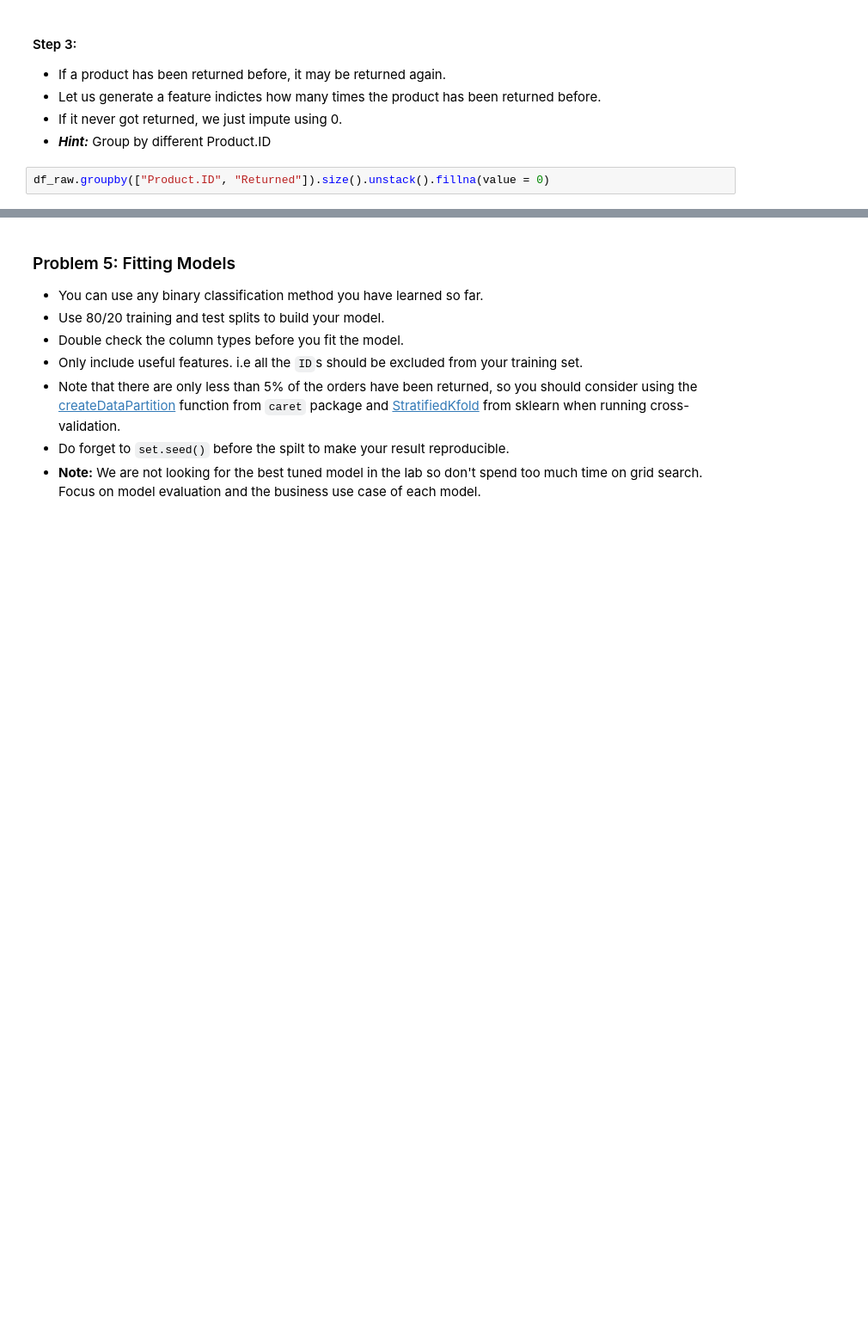
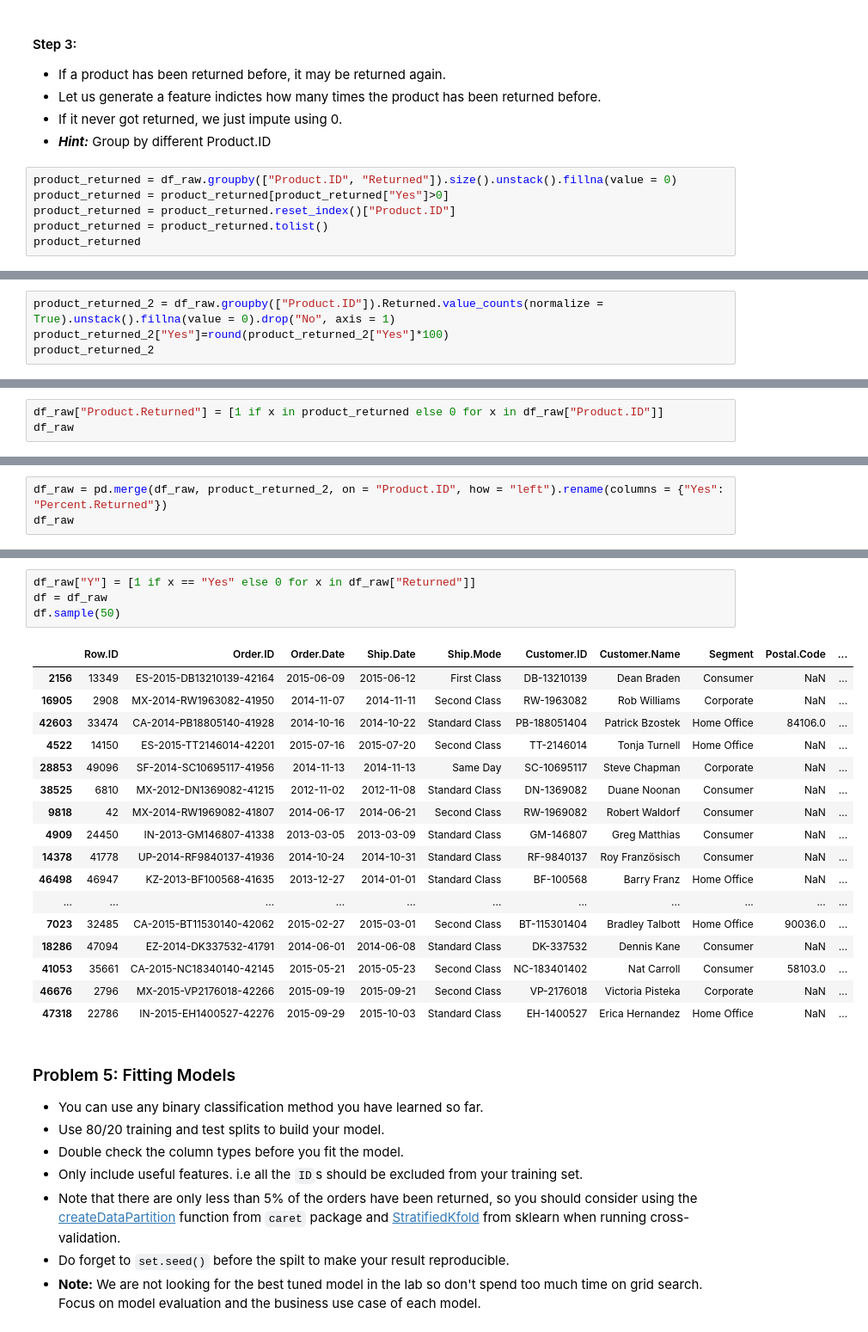
Before and after one commit to bbzou/ML_Lab, a Jupyter notebook: Lab_1_Luana.ipynb, the cells around one changed output, grey strips where cells are left out. Shown at 86% size. Saved outputs shown, nothing was run; the diff lists cells and outputs as text; blank space fills up the shorter version.

```diff
--- a/Lab_1_Luana.ipynb
+++ b/Lab_1_Luana.ipynb
@@ -380,5 +380,9 @@ df_raw
 - If it never got returned, we just impute using 0.
 - ***Hint:*** Group by different Product.ID
 # %%
-df_raw.groupby(["Product.ID", "Returned"]).size().unstack().fillna(value = 0)
+product_returned = df_raw.groupby(["Product.ID", "Returned"]).size().unstack().fillna(value = 0)
+product_returned = product_returned[product_returned["Yes"]>0]
+product_returned = product_returned.reset_index()["Product.ID"]
+product_returned = product_returned.tolist()
+product_returned
 # %% [output]
@@ -403,0 +406,4 @@ df_raw.groupby(["Product.ID", "Returned"]).size().unstack().fillna(value = 0)
+# %%
+product_returned_2 = df_raw.groupby(["Product.ID"]).Returned.value_counts(normalize = True).unstack().fillna(value = 0).drop("No", axis = 1)
+product_returned_2["Yes"]=round(product_returned_2["Yes"]*100)
+product_returned_2
@@ -403,0 +430,3 @@ df_raw.groupby(["Product.ID", "Returned"]).size().unstack().fillna(value = 0)
+# %%
+df_raw["Product.Returned"] = [1 if x in product_returned else 0 for x in df_raw["Product.ID"]]
+df_raw
@@ -403,0 +452,3 @@ df_raw.groupby(["Product.ID", "Returned"]).size().unstack().fillna(value = 0)
+# %%
+df_raw = pd.merge(df_raw, product_returned_2, on = "Product.ID", how = "left").rename(columns = {"Yes": "Percent.Returned"})
+df_raw
@@ -404,3 +474,25 @@ df_raw.groupby(["Product.ID", "Returned"]).size().unstack().fillna(value = 0)
+# %%
+df_raw["Y"] = [1 if x == "Yes" else 0 for x in df_raw["Returned"]]
+df = df_raw
+df.sample(50)
+# %% [output]
+|  | Row.ID | Order.ID | Order.Date | Ship.Date | Ship.Mode | Customer.ID | Customer.Name | Segment | Postal.Code | ... |
+| 2156 | 13349 | ES-2015-DB13210139-42164 | 2015-06-09 | 2015-06-12 | First Class | DB-13210139 | Dean Braden | Consumer | NaN | ... |
+| 16905 | 2908 | MX-2014-RW1963082-41950 | 2014-11-07 | 2014-11-11 | Second Class | RW-1963082 | Rob Williams | Corporate | NaN | ... |
+| 42603 | 33474 | CA-2014-PB18805140-41928 | 2014-10-16 | 2014-10-22 | Standard Class | PB-188051404 | Patrick Bzostek | Home Office | 84106.0 | ... |
+| 4522 | 14150 | ES-2015-TT2146014-42201 | 2015-07-16 | 2015-07-20 | Second Class | TT-2146014 | Tonja Turnell | Home Office | NaN | ... |
+| 28853 | 49096 | SF-2014-SC10695117-41956 | 2014-11-13 | 2014-11-13 | Same Day | SC-10695117 | Steve Chapman | Corporate | NaN | ... |
+| 38525 | 6810 | MX-2012-DN1369082-41215 | 2012-11-02 | 2012-11-08 | Standard Class | DN-1369082 | Duane Noonan | Consumer | NaN | ... |
+| 9818 | 42 | MX-2014-RW1969082-41807 | 2014-06-17 | 2014-06-21 | Second Class | RW-1969082 | Robert Waldorf | Consumer | NaN | ... |
+| 4909 | 24450 | IN-2013-GM146807-41338 | 2013-03-05 | 2013-03-09 | Standard Class | GM-146807 | Greg Matthias | Consumer | NaN | ... |
+| 14378 | 41778 | UP-2014-RF9840137-41936 | 2014-10-24 | 2014-10-31 | Standard Class | RF-9840137 | Roy Französisch | Consumer | NaN | ... |
+| 46498 | 46947 | KZ-2013-BF100568-41635 | 2013-12-27 | 2014-01-01 | Standard Class | BF-100568 | Barry Franz | Home Office | NaN | ... |
+| ... | ... | ... | ... | ... | ... | ... | ... | ... | ... | ... |
+| 7023 | 32485 | CA-2015-BT11530140-42062 | 2015-02-27 | 2015-03-01 | Second Class | BT-115301404 | Bradley Talbott | Home Office | 90036.0 | ... |
+| 18286 | 47094 | EZ-2014-DK337532-41791 | 2014-06-01 | 2014-06-08 | Standard Class | DK-337532 | Dennis Kane | Consumer | NaN | ... |
+| 41053 | 35661 | CA-2015-NC18340140-42145 | 2015-05-21 | 2015-05-23 | Second Class | NC-183401402 | Nat Carroll | Consumer | 58103.0 | ... |
+| 46676 | 2796 | MX-2015-VP2176018-42266 | 2015-09-19 | 2015-09-21 | Second Class | VP-2176018 | Victoria Pisteka | Corporate | NaN | ... |
+| 47318 | 22786 | IN-2015-EH1400527-42276 | 2015-09-29 | 2015-10-03 | Standard Class | EH-1400527 | Erica Hernandez | Home Office | NaN | ... |
 # %% [markdown]
 ### Problem 5: Fitting Models
 
```
Also changed, not shown: parts of 16 cells of this notebook.
